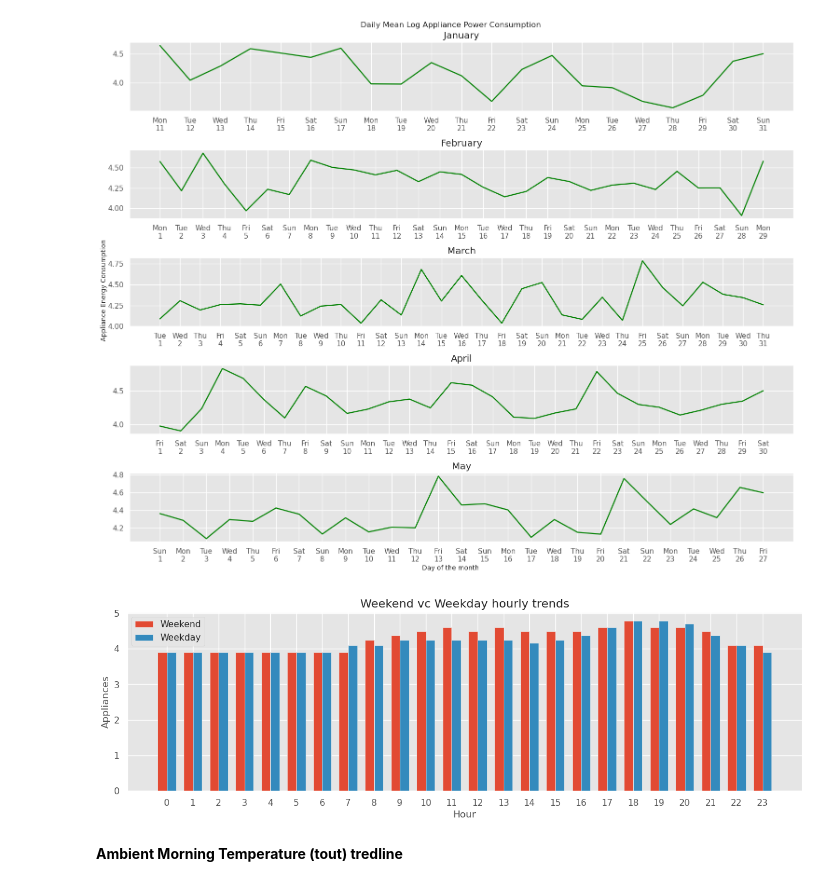
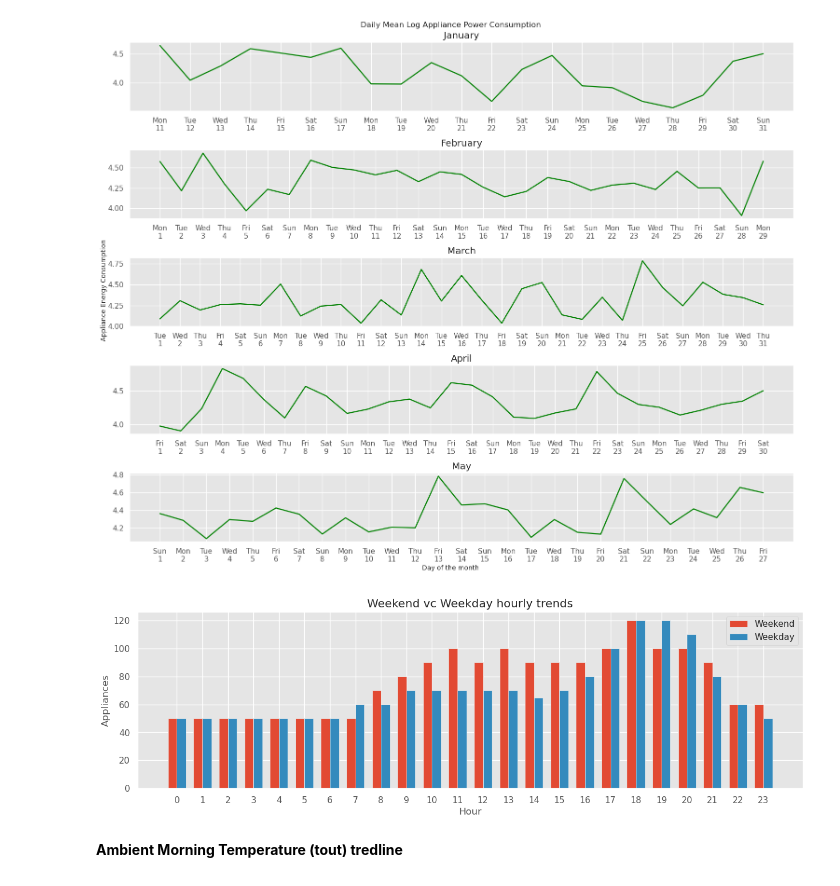
Before and after one commit to bhambrij-upwork/hackthon-june-2023, a Jupyter notebook: fs-household-energy-optimization-prediction.ipynb, the cells around one changed output. Drawn from its saved outputs; the diff is of its cells as text; code cells hidden in the pictures.

```diff
--- a/fs-household-energy-optimization-prediction.ipynb
+++ b/fs-household-energy-optimization-prediction.ipynb
@@ -453,30 +450,34 @@ df['hour'] = pd.to_datetime(df['date']).dt.strftime('%H').astype(int)
 # %%
 WeekendDf = df[df.day_type == '1'].groupby('hour')['appliances'].median().reset_index()
 WeekdayDf = df[df.day_type == '0'].groupby('hour')['appliances'].median().reset_index()
+
+
+WeekendDf['appliances'] = np.exp(WeekendDf['appliances'])
+WeekdayDf['appliances'] = np.exp(WeekdayDf['appliances'])
 
 bar_width = 0.35
 
 x = np.arange(len(WeekendDf['hour']))
 
 fig, ax = plt.subplots(figsize=(15, 4))
 
 ax.bar(x - bar_width/2, WeekendDf['appliances'], bar_width, label='Weekend')
 
 ax.bar(x + bar_width/2, WeekdayDf['appliances'], bar_width, label='Weekday')
 
 ax.set_xticks(x)
 ax.set_xticklabels(WeekendDf['hour'])
 
 ax.set_xlabel('Hour')
 ax.set_ylabel('Appliances')
 ax.set_title('Weekend vc Weekday hourly trends')
 
 ax.legend()
 
 plt.savefig(f'Weekend-vc-Weekday-hourly-trends.png')
 plt.show()
 # %% [output]
-[figure, old version]
+[figure, new version]
 # %% [markdown]
 **Ambient Morning Temperature (tout) tredline**
 # %%
```
Also changed, not shown: parts of 46 cells of this notebook.
